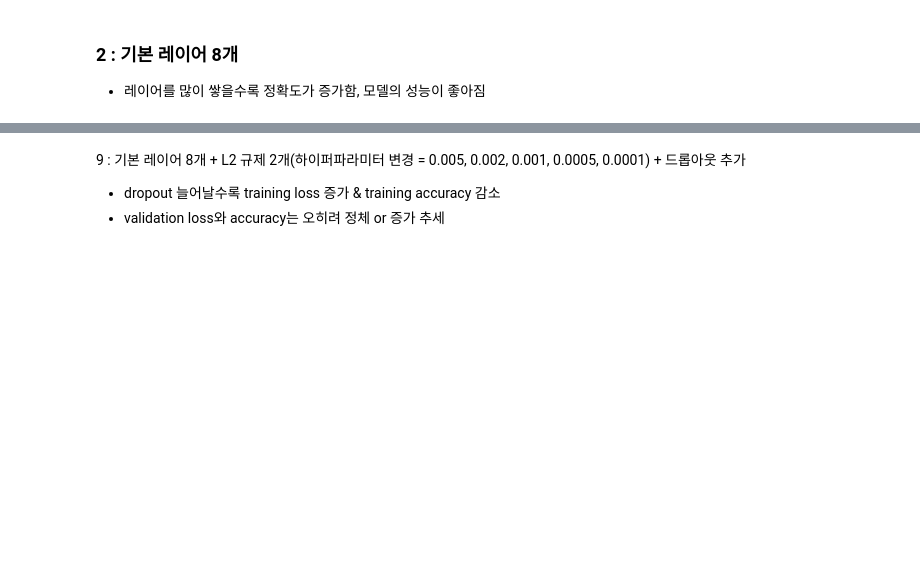
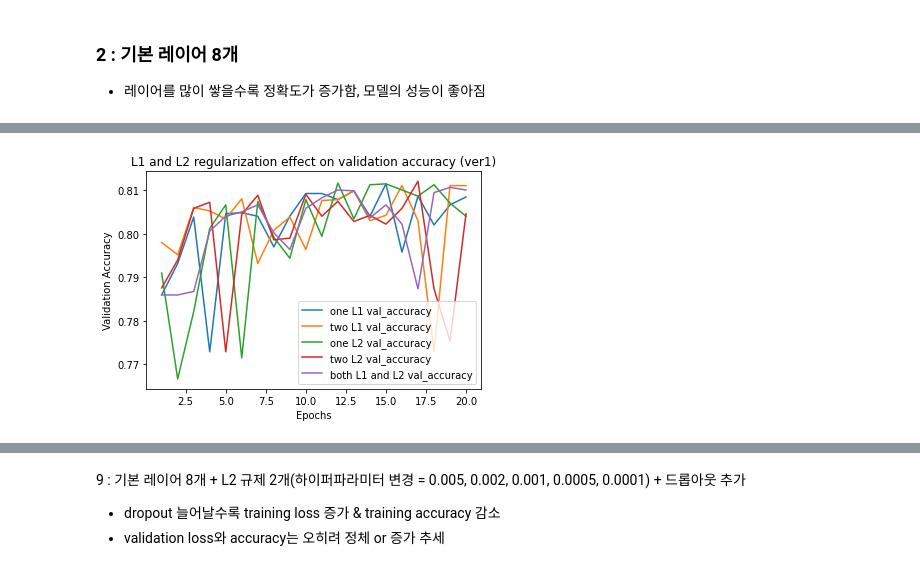
Before and after one commit to mjiii25/22-1_DL, a Jupyter notebook: team-project/modeling-dl.ipynb, the cells around one changed output, grey strips where cells are left out. Cells and saved outputs as stored; diff of their text form; code cells hidden in the pictures; blank space fills up the shorter version.

```diff
--- a/team-project/modeling-dl.ipynb
+++ b/team-project/modeling-dl.ipynb
@@ -519,3 +575,41 @@ plt.show()
+# %%
+# L1, L2 regularization effect on validation accuracy
+
+
+import matplotlib.pyplot as plt
+
+history_dict_h1n1_ver1_L1_1 = history_h1n1_ver1_L1_1.history
+history_dict_h1n1_ver1_L1_2 = history_h1n1_ver1_L1_2.history
+history_dict_h1n1_ver1_L2_1 = history_h1n1_ver1_L2_1.history
+history_dict_h1n1_ver1_L2_2 = history_h1n1_ver1_L2_2.history
+history_dict_h1n1_ver1_L12 = history_h1n1_ver1_L12.history
+
+
+val_acc_values_h1n1_ver1_L1_1 = history_dict_h1n1_ver1_L1_1["val_accuracy"]
+val_acc_values_h1n1_ver1_L1_2 = history_dict_h1n1_ver1_L1_2["val_accuracy"]
+val_acc_values_h1n1_ver1_L2_1 = history_dict_h1n1_ver1_L2_1["val_accuracy"]
+val_acc_values_h1n1_ver1_L2_2 = history_dict_h1n1_ver1_L2_2["val_accuracy"]
+val_acc_values_h1n1_ver1_L12 = history_dict_h1n1_ver1_L12["val_accuracy"]
+
+
+
+epochs = range(1, len(val_acc_values_h1n1_ver1_L1_1) + 1)
+
+
+plt.plot(epochs, val_acc_values_h1n1_ver1_L1_1, label="one L1 val_accuracy")
+plt.plot(epochs, val_acc_values_h1n1_ver1_L1_2, label="two L1 val_accuracy")
+plt.plot(epochs, val_acc_values_h1n1_ver1_L2_1, label="one L2 val_accuracy")
+plt.plot(epochs, val_acc_values_h1n1_ver1_L2_2, label="two L2 val_accuracy")
+plt.plot(epochs, val_acc_values_h1n1_ver1_L12, label="both L1 and L2 val_accuracy")
+
+
+plt.title("L1 and L2 regularization effect on validation accuracy (ver1)")
+plt.xlabel("Epochs")
+plt.ylabel("Validation Accuracy")
+plt.legend()
+plt.show()
+# %% [output]
+[figure, added]
 # %%
 ## 0.005
 ## loss: 0.4242 - accuracy: 0.8189 - val_loss: 0.4744 - val_accuracy: 0.7716
```
Also changed, not shown: parts of 21 cells of this notebook.
